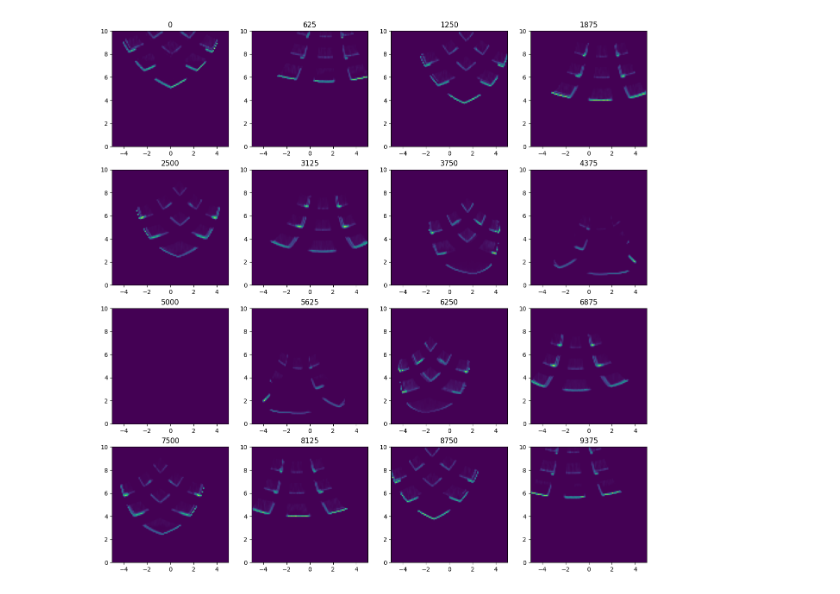
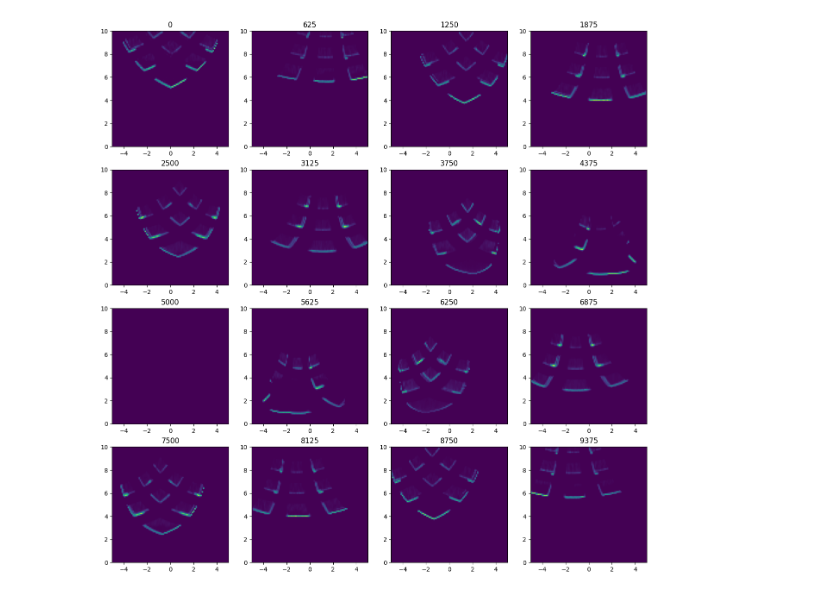
Before and after one commit to WiseLabCMU/dart, a Jupyter notebook: simulate.ipynb, the cells around one changed output. Drawn from its saved outputs; the diff is of its cells as text; code cells hidden in the pictures.

```diff
--- a/simulate.ipynb
+++ b/simulate.ipynb
@@ -6,18 +7,17 @@ from matplotlib import pyplot as plt
 
 from dart import VirtualRadar
 # %%
-with open("data/sim_96.json") as f:
+with open("data/sim96.json") as f:
     cfg = json.load(f)
-
 sensor = VirtualRadar(**cfg)
 
 fig, axs = plt.subplots(4, 4, figsize=(16, 16))
 axs = axs.reshape(-1)
 
-y = np.load("data/sim_96.npz")
-t = (np.arange(axs.shape[0]) * y['y'].shape[0] / axs.shape[0]).astype(int)
+y = loadmat("data/cubes.mat")
+t = (np.arange(axs.shape[0]) * y['rad'].shape[0] / axs.shape[0]).astype(int)
 for i, ax in zip(t, axs):
-    sensor.plot_image(ax, y['y'][i])
+    sensor.plot_image(ax, y['rad'][i])
     ax.set_title(i)
 # %% [output]
-[figure, old version]
+[figure, new version]
```
Also changed, not shown: parts of 2 cells of this notebook, 12 other files.
